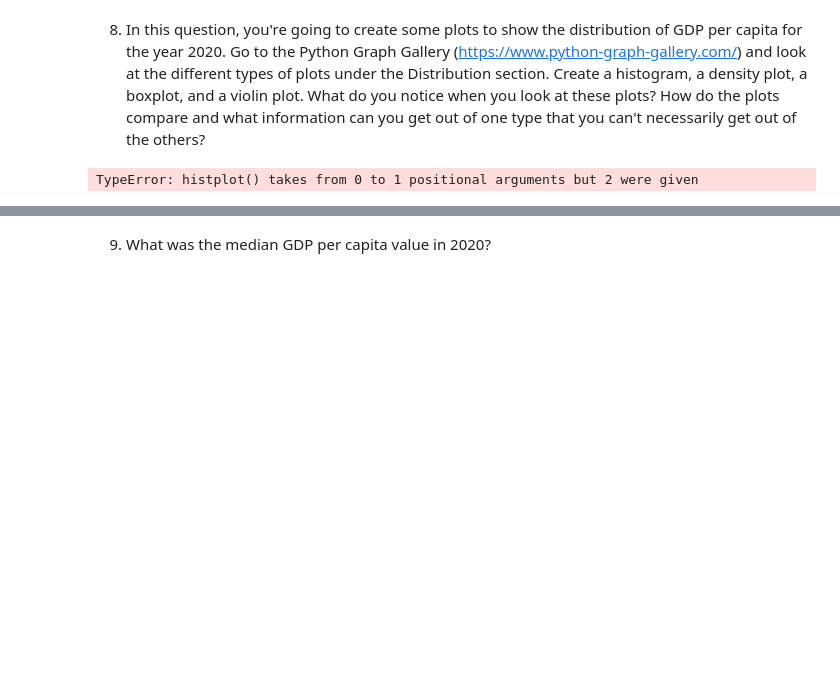
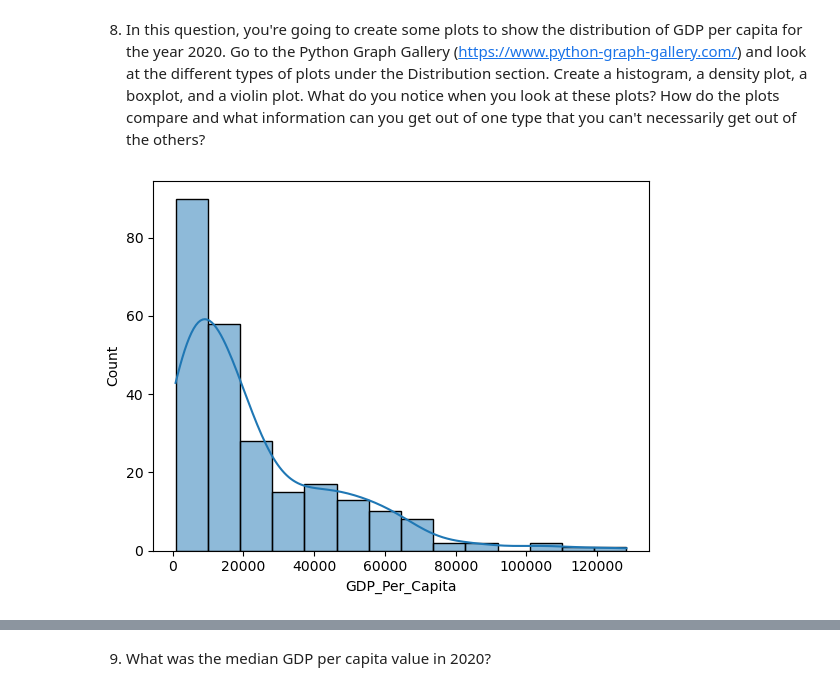
Before and after one commit to NSS-Data-Analytics-Cohort-14/gdp-and-internet-usage-bergen-christensen, a Jupyter notebook: notebooks/example.ipynb, the cells around one changed output, grey strips where cells are left out. Cells and saved outputs as stored; diff of their text form; code cells hidden in the pictures; blank space fills up the shorter version.

```diff
--- a/notebooks/example.ipynb
+++ b/notebooks/example.ipynb
@@ -51,7 +51,7 @@ memory usage: 257.0+ KB
 # %% [markdown]
 6. Drop the `Value Footnotes` column and rename the remaining three to 'Country', 'Year', and 'GDP_Per_Capita'.
 # %%
-gdp_df= gdp_df.drop(["Value Footnotes", "Country", "GDP_Per_Capita"], axis=1)
+gdp_df= gdp_df.drop(["Value Footnotes"], axis=1)
 # %%
 gdp_df=gdp_df.rename(columns={"Country or Area":"Country", "Value":"GDP_Per_Capita"})
 # %% [markdown]
@@ -145,4 +141,6 @@ gdp_df_selected_year=gdp_df[gdp_df['Year'] ==2020]
 # %%
-sns.histplot(gdp_df.Year, gdp_df.GDP_Per_Capita)
+gdp_df_2020= gdp_df[gdp_df['Year'] == 2020]
+sns.histplot(gdp_df_2020['GDP_Per_Capita'], kde=True)
+plt.show()
 # %% [output]
-TypeError: histplot() takes from 0 to 1 positional arguments but 2 were given
+[figure, added]
```
Also changed, not shown: parts of 10 cells of this notebook.
